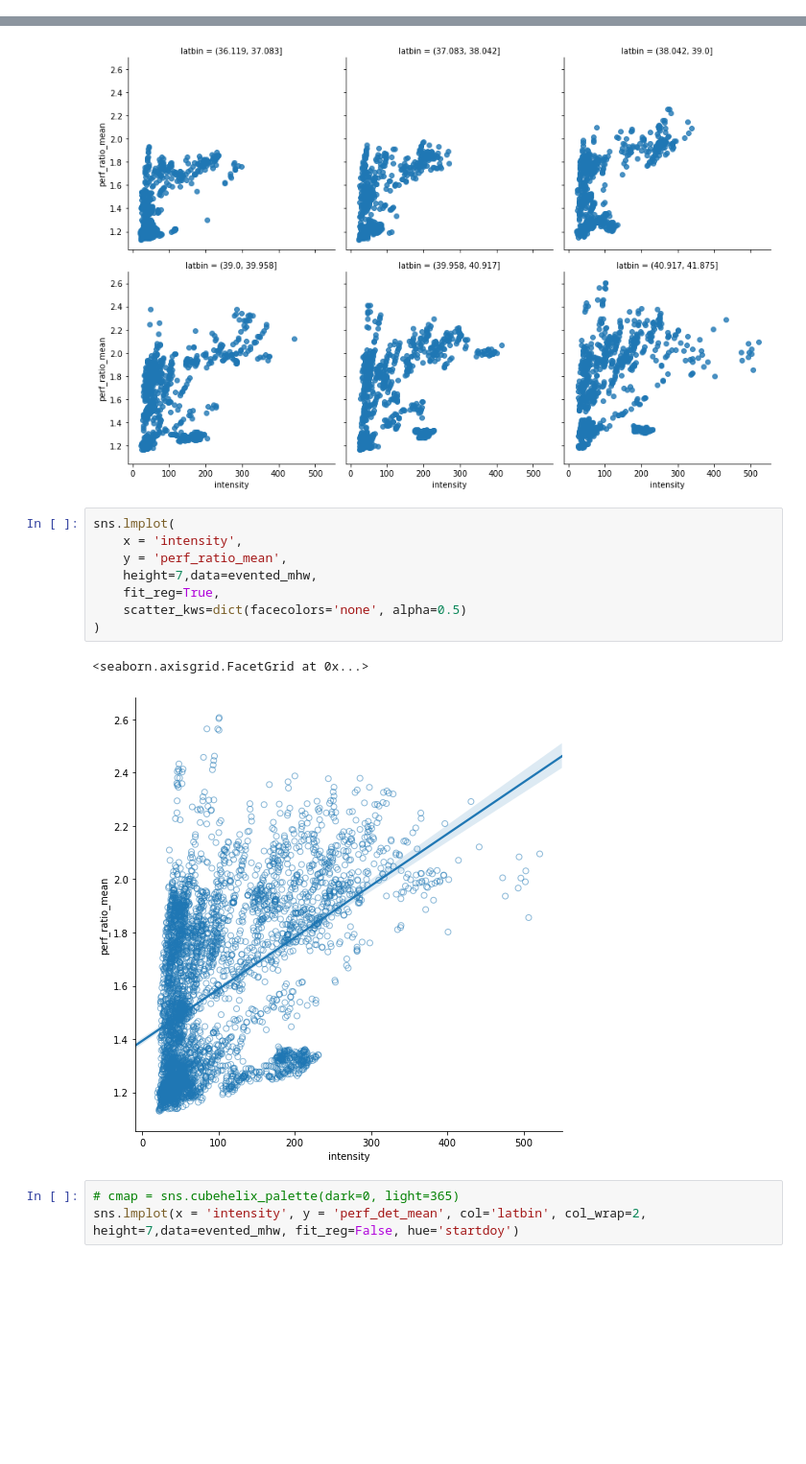
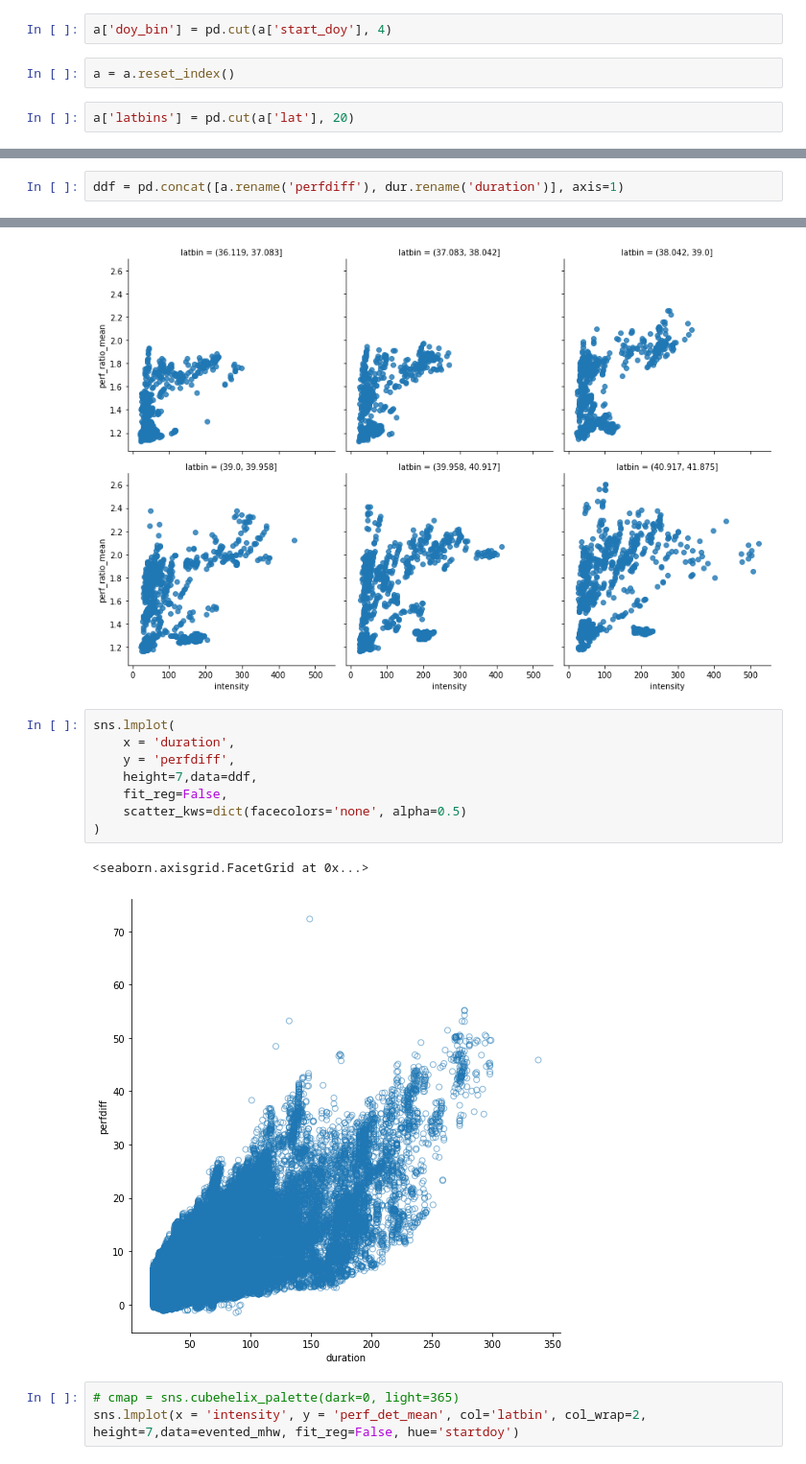
Before and after one commit to HuckleyLab/phyto-mhw, a Jupyter notebook: analysis/TPC_lat_generalization_model_SST.ipynb, the cells around one changed output, grey strips where cells are left out. Shown at 96% size. Saved outputs shown, nothing was run; the diff lists cells and outputs as text; blank space fills up the shorter version.

```diff
--- a/analysis/TPC_lat_generalization_model_SST.ipynb
+++ b/analysis/TPC_lat_generalization_model_SST.ipynb
@@ -327,0 +369,6 @@ pf_df = performance_mhw.to_dataframe().reset_index()
+# %%
+a['doy_bin'] = pd.cut(a['start_doy'], 4)
+# %%
+a = a.reset_index()
+# %%
+a['latbins'] = pd.cut(a['lat'], 20)
@@ -328,2 +380,4 @@ pf_df = performance_mhw.to_dataframe().reset_index()
+# %%
+ddf = pd.concat([a.rename('perfdiff'), dur.rename('duration')], axis=1)
 # %%
 pf_df = pf_df.dropna(axis=0)
@@ -386,15 +461,15 @@ sns.lmplot(x = 'intensity', y = 'perf_ratio_mean', col='latbin', col_wrap=3, hei
 [figure]
 # %%
 sns.lmplot(
-    x = 'intensity',
-    y = 'perf_ratio_mean',
-    height=7,data=evented_mhw,
-    fit_reg=True,
+    x = 'duration',
+    y = 'perfdiff',
+    height=7,data=ddf,
+    fit_reg=False,
     scatter_kws=dict(facecolors='none', alpha=0.5)
 )
 # %% [output]
 <seaborn.axisgrid.FacetGrid at 0x...>
-[figure, old version]
+[figure, new version]
 # %%
 # cmap = sns.cubehelix_palette(dark=0, light=365)
 sns.lmplot(x = 'intensity', y = 'perf_det_mean', col='latbin', col_wrap=2, height=7,data=evented_mhw, fit_reg=False, hue='startdoy')
```
Also changed, not shown: parts of 20 cells of this notebook, 23 other files.
